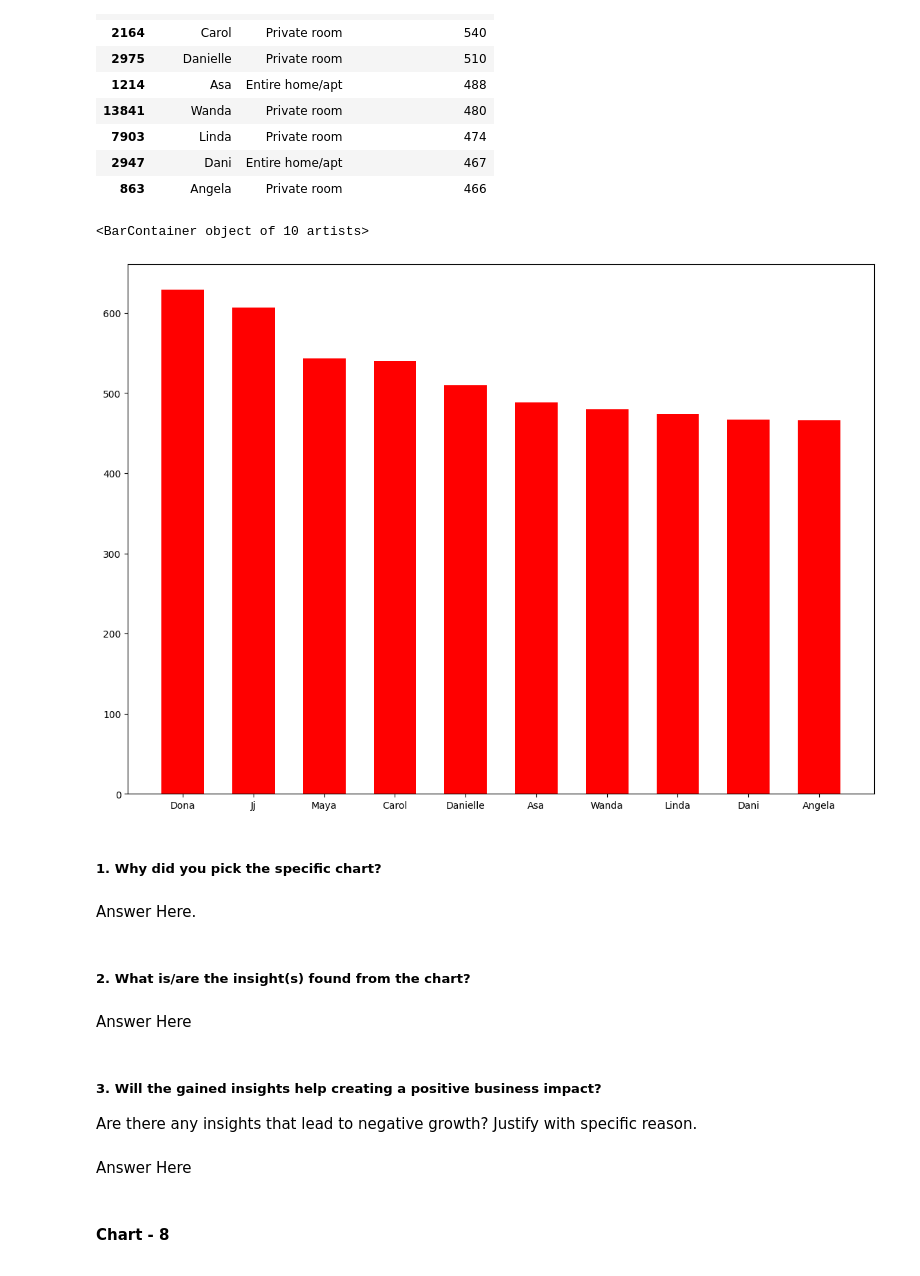
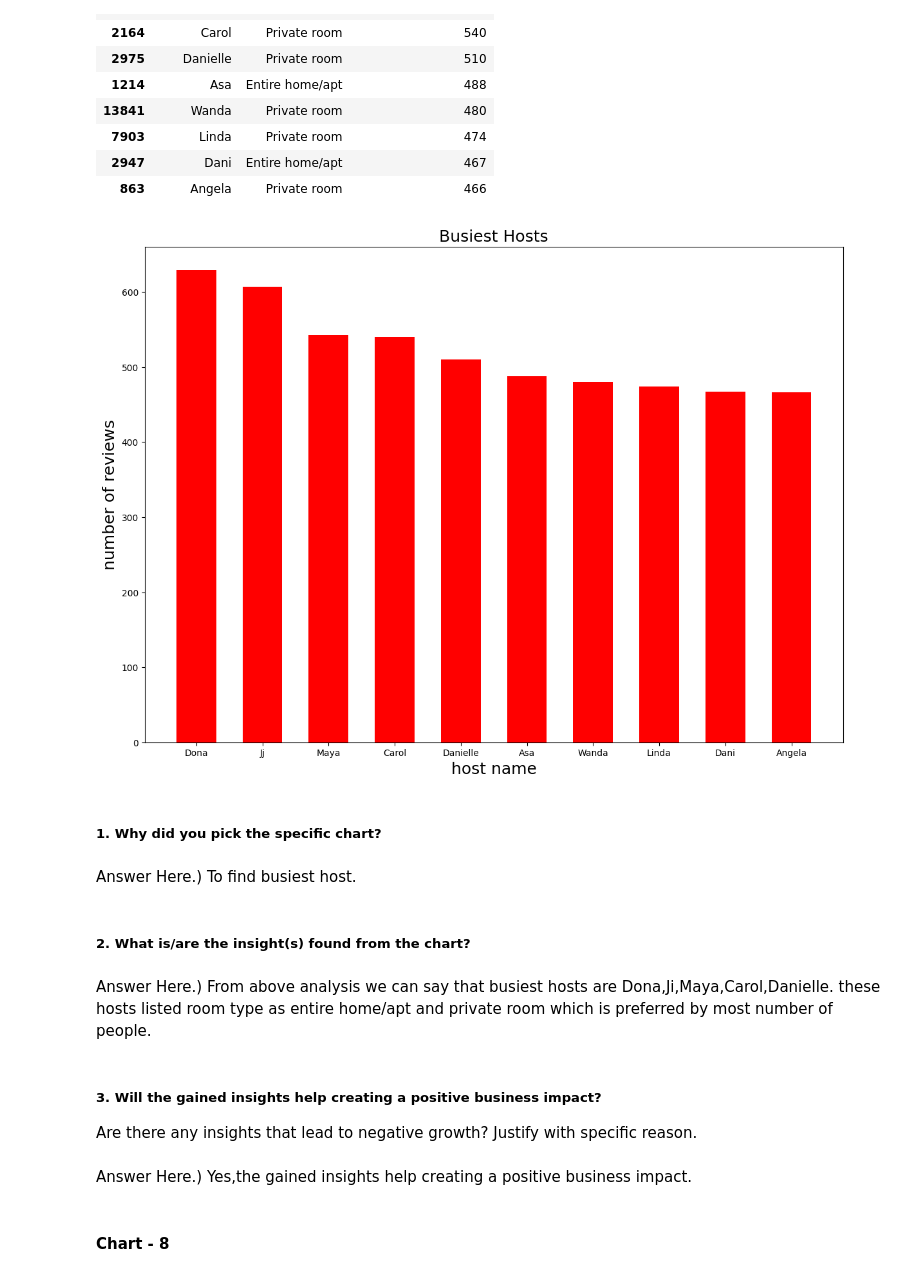
Before and after one commit to HemantSingh108/Airbnb_booking_analysis, a Jupyter notebook: Airbnb_Bookings_Analysis_Capstone_Project.ipynb, the cells around one changed output. Drawn from its saved outputs; the diff is of its cells as text; code cells hidden in the pictures.

```diff
--- a/Airbnb_Bookings_Analysis_Capstone_Project.ipynb
+++ b/Airbnb_Bookings_Analysis_Capstone_Project.ipynb
@@ -536,23 +575,28 @@ Busiest_Host_Data_sort
 | 2947 | Dani | Entire home/apt | 467 |
 | 863 | Angela | Private room | 466 |
 # %%
+#visualization code
+# showing through graph
 plt.figure(figsize=(14,10))
 plt.bar(Busiest_Host_Data_sort.host_name,Busiest_Host_Data_sort.number_of_reviews,color='red',width =.6)
+plt.title('Busiest Hosts', {'fontsize':18})
+plt.xlabel('host name',{'fontsize':18})
+plt.ylabel('number of reviews',{'fontsize':18})
+plt.show()
 # %% [output]
-<BarContainer object of 10 artists>
-[figure, old version]
+[figure, new version]
 # %% [markdown]
 ##### 1. Why did you pick the specific chart?
 # %% [markdown]
-Answer Here.
+Answer Here.) To find busiest host.
 # %% [markdown]
 ##### 2. What is/are the insight(s) found from the chart?
-# %% [markdown]
-Answer Here
+# %% [markdown]
+Answer Here.) From above analysis we can say that busiest hosts are Dona,Ji,Maya,Carol,Danielle. these hosts listed room type as entire home/apt and private room which is preferred by most number of people.
 # %% [markdown]
 ##### 3. Will the gained insights help creating a positive business impact?
 Are there any insights that lead to negative growth? Justify with specific reason.
-# %% [markdown]
-Answer Here
+# %% [markdown]
+Answer Here.) Yes,the gained insights help creating a positive business impact.
 # %% [markdown]
 #### Chart - 8
```
Also changed, not shown: parts of 102 cells of this notebook.
